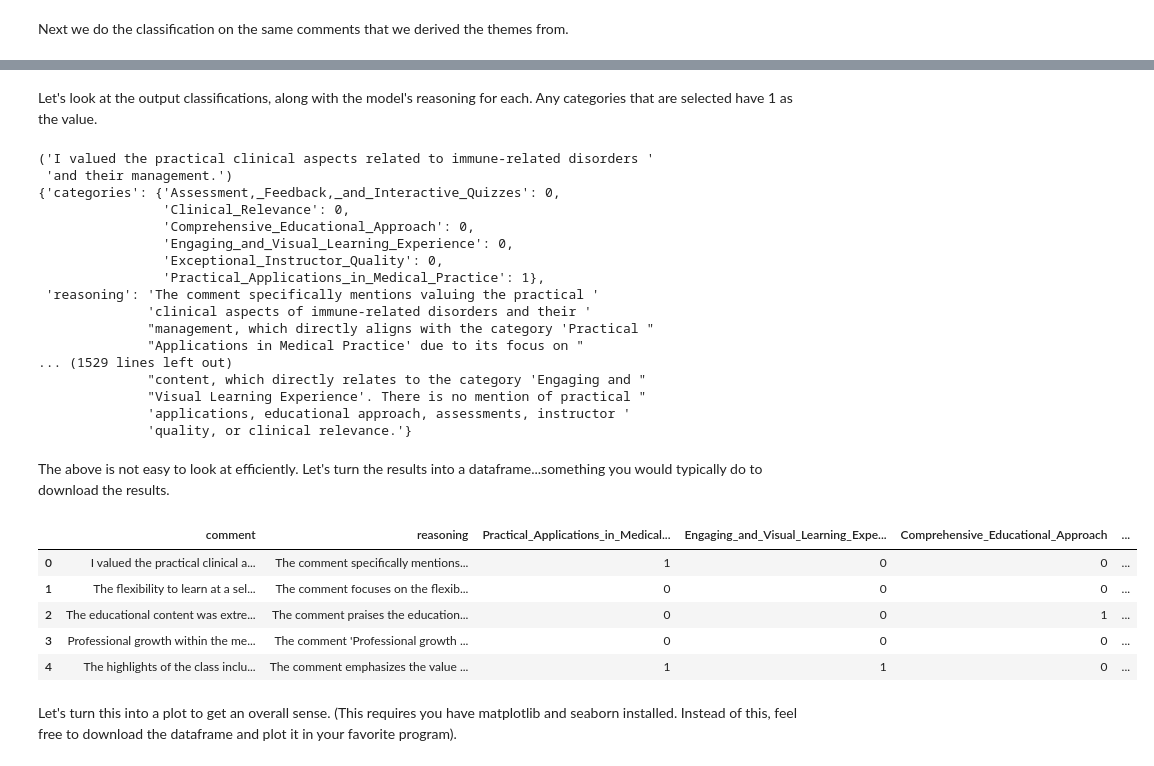
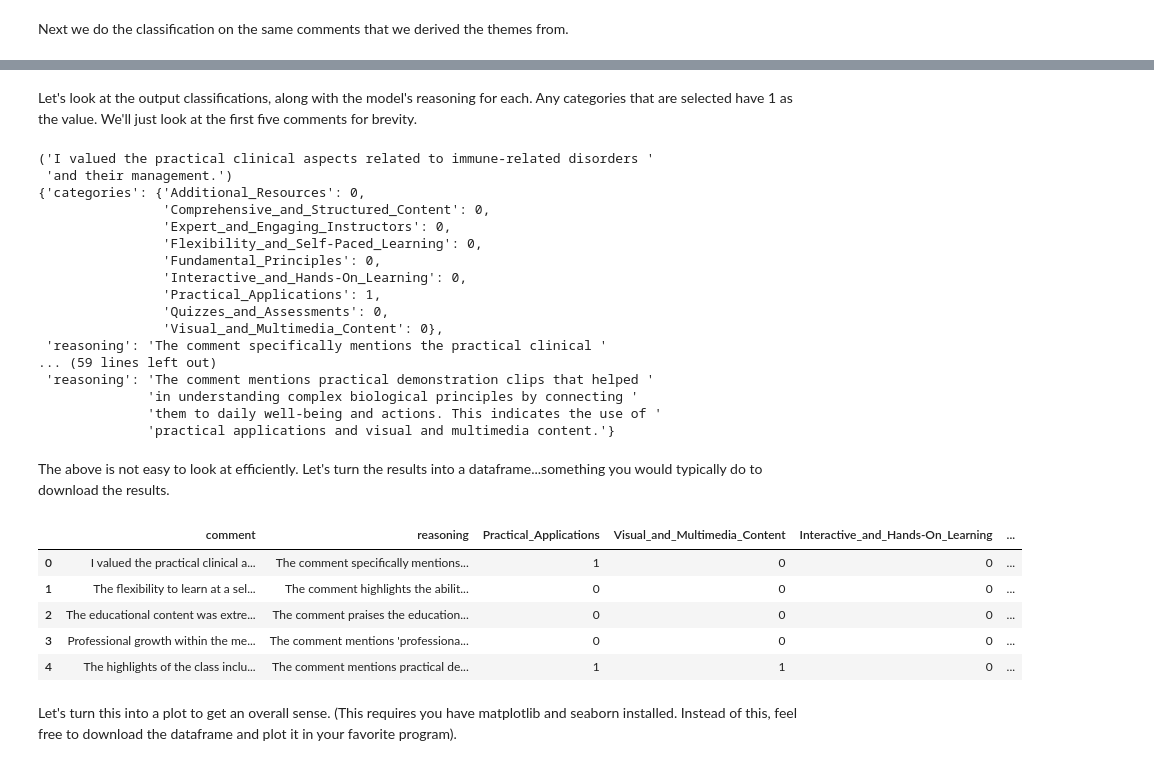
Before and after one commit to docmparker/ai-survey-analyst, a Jupyter notebook: notebooks/end_to_end_example.ipynb, the cells around one changed output, grey strips where cells are left out. Drawn from its saved outputs; the diff is of its cells as text; code cells hidden in the pictures.

```diff
--- a/notebooks/end_to_end_example.ipynb
+++ b/notebooks/end_to_end_example.ipynb
@@ -275,6 +278,6 @@ We can first take a look at some verbose output, but the main thing to pay atten
 # %%
 best_parts_pairs = sort_by_confidence(best_parts_comments, best_parts_sentiment_results)
-for comment, result in best_parts_pairs:
+for comment, result in best_parts_pairs[::10]:
     print(f'Student comment: "{comment}"')
     pprint(json.loads(result.model_dump_json(exclude={'logprobs'})))
     print('\n')
@@ -311,6 +314,6 @@ elapsed time: 10.377526998519897
 # %%
 improve_course_pairs = sort_by_confidence(improve_course_comments, improve_course_sentiment_results)
-for comment, result in improve_course_pairs:
+for comment, result in improve_course_pairs[::20]:
     print(f'Student comment: "{comment}"')
     pprint(json.loads(result.model_dump_json(exclude={'logprobs'})))
     print('\n')
@@ -495,6 +492,6 @@ elapsed time: 6.83613395690918
 # %%
 lec_vid_sentiment_pairs = sort_by_confidence(lec_vid_excerpts_flat, lec_video_sentiment_results)
-for excerpt, result in lec_vid_sentiment_pairs:
+for excerpt, result in lec_vid_sentiment_pairs[::10]:
     print(f'Excerpt: "{excerpt}"')
     pprint(json.loads(result.model_dump_json(exclude={'logprobs'})))
     print('\n')
@@ -590,45 +593,45 @@ elapsed time: 18.463132858276367
 # %% [markdown]
-Let's look at the output classifications, along with the model's reasoning for each. Any categories that are selected have 1 as the value.
+Let's look at the output classifications, along with the model's reasoning for each. Any categories that are selected have 1 as the value. We'll just look at the first five comments for brevity.
 # %%
-for comment, classification in zip(best_parts_comments, mlc_best_parts_bottomup):
+for comment, classification in list(zip(best_parts_comments, mlc_best_parts_bottomup))[:5]:
     pprint(comment)
     pprint(json.loads(classification.model_dump_json()))
 # %% [output]
 ('I valued the practical clinical aspects related to immune-related disorders '
  'and their management.')
-{'categories': {'Assessment,_Feedback,_and_Interactive_Quizzes': 0,
-                'Clinical_Relevance': 0,
-                'Comprehensive_Educational_Approach': 0,
-                'Engaging_and_Visual_Learning_Experience': 0,
-                'Exceptional_Instructor_Quality': 0,
-                'Practical_Applications_in_Medical_Practice': 1},
- 'reasoning': 'The comment specifically mentions valuing the practical '
-              'clinical aspects of immune-related disorders and their '
-              "management, which directly aligns with the category 'Practical "
-              "Applications in Medical Practice' due to its focus on "
-... (1529 lines left out)
-              "content, which directly relates to the category 'Engaging and "
-              "Visual Learning Experience'. There is no mention of practical "
-              'applications, educational approach, assessments, instructor '
-              'quality, or clinical relevance.'}
+{'categories': {'Additional_Resources': 0,
+                'Comprehensive_and_Structured_Content': 0,
+                'Expert_and_Engaging_Instructors': 0,
+                'Flexibility_and_Self-Paced_Learning': 0,
+                'Fundamental_Principles': 0,
+                'Interactive_and_Hands-On_Learning': 0,
+                'Practical_Applications': 1,
+                'Quizzes_and_Assessments': 0,
+                'Visual_and_Multimedia_Content': 0},
+ 'reasoning': 'The comment specifically mentions the practical clinical '
+... (59 lines left out)
+ 'reasoning': 'The comment mentions practical demonstration clips that helped '
+              'in understanding complex biological principles by connecting '
+              'them to daily well-being and actions. This indicates the use of '
+              'practical applications and visual and multimedia content.'}
 # %% [markdown]
 The above is not easy to look at efficiently. Let's turn the results into a dataframe...something you would typically do to download the results.
 # %%
 # make a dataframe with comments in one column and the pivoted tag categories as the other columns
 results_df = pd.DataFrame({'comment': best_parts_comments})
-values_df = pd.json_normalize([classification.categories.model_dump() for classification in mlc_best_parts_bottomup]).applymap(lambda x: x.value)
+values_df = pd.json_normalize([classification.categories.model_dump() for classification in mlc_best_parts_bottomup]).map(lambda x: x.value)
 reasoning_df = pd.DataFrame({"reasoning": [classification.reasoning for classification in mlc_best_parts_bottomup]})
 
 bp_results_df = pd.concat([results_df, reasoning_df, values_df], axis=1)
 
 full_show(bp_results_df.head())
 # %% [output]
-|  | comment | reasoning | Practical_Applications_in_Medical... | Engaging_and_Visual_Learning_Expe... | Comprehensive_Educational_Approach | ... |
+|  | comment | reasoning | Practical_Applications | Visual_and_Multimedia_Content | Interactive_and_Hands-On_Learning | ... |
 | 0 | I valued the practical clinical a... | The comment specifically mentions... | 1 | 0 | 0 | ... |
-| 1 | The flexibility to learn at a sel... | The comment focuses on the flexib... | 0 | 0 | 0 | ... |
-| 2 | The educational content was extre... | The comment praises the education... | 0 | 0 | 1 | ... |
-| 3 | Professional growth within the me... | The comment 'Professional growth ... | 0 | 0 | 0 | ... |
-| 4 | The highlights of the class inclu... | The comment emphasizes the value ... | 1 | 1 | 0 | ... |
+| 1 | The flexibility to learn at a sel... | The comment highlights the abilit... | 0 | 0 | 0 | ... |
+| 2 | The educational content was extre... | The comment praises the education... | 0 | 0 | 0 | ... |
+| 3 | Professional growth within the me... | The comment mentions 'professiona... | 0 | 0 | 0 | ... |
+| 4 | The highlights of the class inclu... | The comment mentions practical de... | 1 | 1 | 0 | ... |
 # %% [markdown]
 Let's turn this into a plot to get an overall sense. (This requires you have matplotlib and seaborn installed. Instead of this, feel free to download the dataframe and plot it in your favorite program).
 # %%
```
Also changed, not shown: parts of 32 cells of this notebook.
